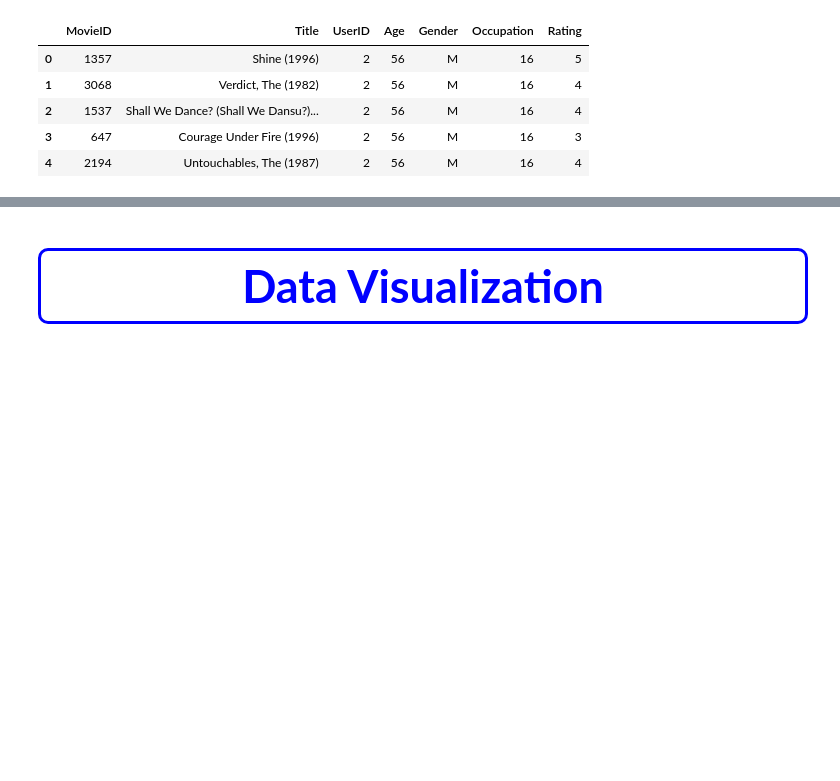
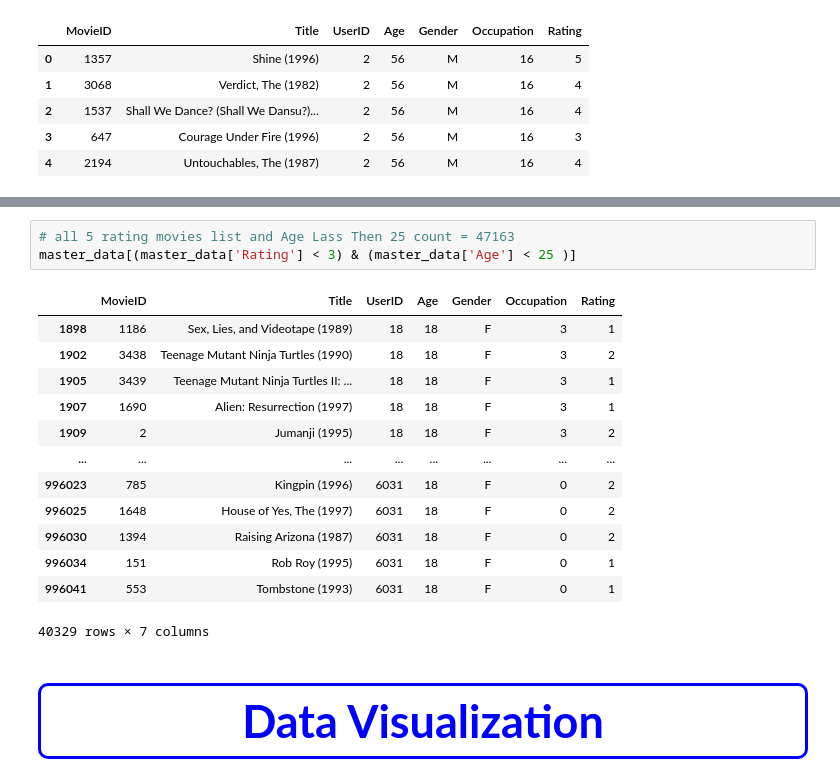
Before and after one commit to BS-World/CODESOFT_Project, a Jupyter notebook: movie-rating-prediction-with-python.ipynb, the cells around one changed output, grey strips where cells are left out. Drawn from its saved outputs; the diff is of its cells as text; blank space fills up the shorter version.

```diff
--- a/movie-rating-prediction-with-python.ipynb
+++ b/movie-rating-prediction-with-python.ipynb
@@ -84,3 +118,20 @@ master_data.head()
+# %%
+# all 5 rating movies list and Age Lass Then 25 count = 47163
+master_data[(master_data['Rating'] < 3) & (master_data['Age'] < 25 )]
+# %% [output]
+|  | MovieID | Title | UserID | Age | Gender | Occupation | Rating |
+| 1898 | 1186 | Sex, Lies, and Videotape (1989) | 18 | 18 | F | 3 | 1 |
+| 1902 | 3438 | Teenage Mutant Ninja Turtles (1990) | 18 | 18 | F | 3 | 2 |
+| 1905 | 3439 | Teenage Mutant Ninja Turtles II: ... | 18 | 18 | F | 3 | 1 |
+| 1907 | 1690 | Alien: Resurrection (1997) | 18 | 18 | F | 3 | 1 |
+| 1909 | 2 | Jumanji (1995) | 18 | 18 | F | 3 | 2 |
+| ... | ... | ... | ... | ... | ... | ... | ... |
+| 996023 | 785 | Kingpin (1996) | 6031 | 18 | F | 0 | 2 |
+| 996025 | 1648 | House of Yes, The (1997) | 6031 | 18 | F | 0 | 2 |
+| 996030 | 1394 | Raising Arizona (1987) | 6031 | 18 | F | 0 | 2 |
+| 996034 | 151 | Rob Roy (1995) | 6031 | 18 | F | 0 | 1 |
+| 996041 | 553 | Tombstone (1993) | 6031 | 18 | F | 0 | 1 |
+40329 rows × 7 columns
 # %% [markdown]
 <h1 style="border:3px solid blue; padding: 15px;color:white;margin:10;font-size:200%;text-align:center;display:fill;border-radius:10px;overflow:hidden; color:blue;font-weight:bold; font-size:45px;">Data Visualization</h1>
 # %%
```
Also changed, not shown: parts of 3 cells of this notebook.
